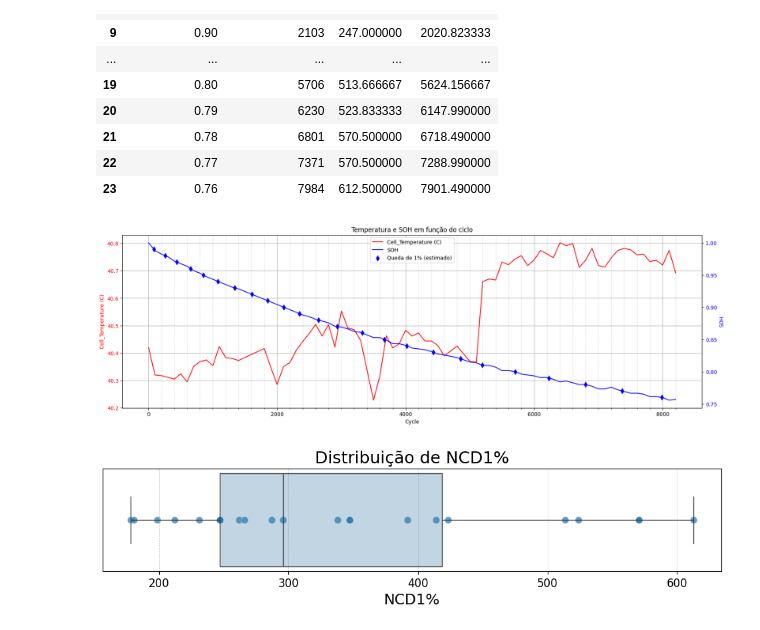
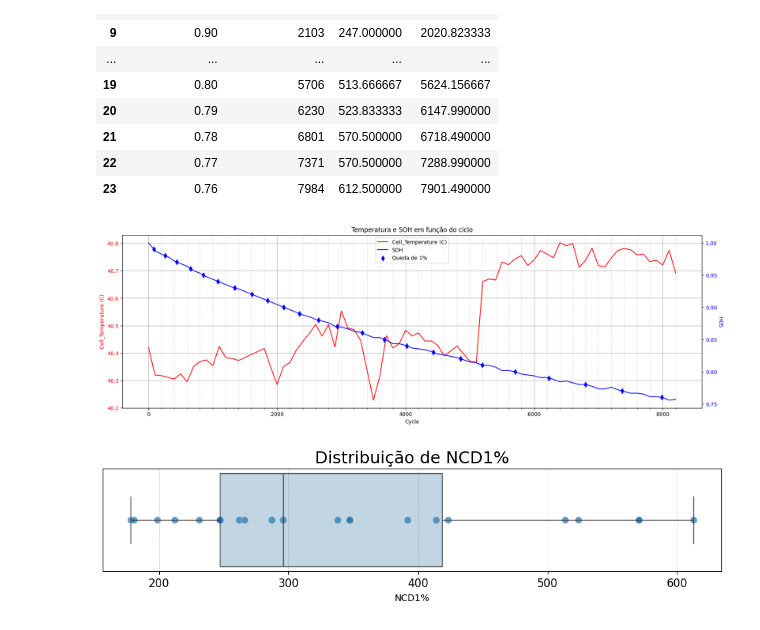
Before and after one commit to Davi-SB/Battery-Analysis, a Jupyter notebook: SOH_vs_Temperature.ipynb, the cells around one changed output. Drawn from its saved outputs; the diff is of its cells as text; code cells hidden in the pictures.

```diff
--- a/SOH_vs_Temperature.ipynb
+++ b/SOH_vs_Temperature.ipynb
@@ -173,0 +134,10 @@ Capacidade total de descarga: 0.741 Ah
+# %%
+# Seleciona as features de interesse e agrupa por ciclo
+df_grouped = df[['Cycle_Index', 'Cell_Temperature (C)']]
+df_grouped = df_grouped.groupby('Cycle_Index', as_index=False).mean() # Média será usada para a temperatura
+
+# Adição do SOH calculado em ciclos_capacity
+df_grouped['SOH_discharge'] = cycles_capacity['SOH_discharge']
+
+display(df_grouped)
+display(df_grouped.describe())
@@ -232,12 +232,7 @@ display(df_estimates)
 fig, ax1 = plt.subplots(figsize=(20,6))
 
 # Eixo temperatura
-ax1.plot(
-    df_grouped["Cycle_Index"],
-    df_grouped["Cell_Temperature (C)"],
-    label="Cell_Temperature (C)",
-    color='red'
-)
+ax1.plot(df_grouped["Cycle_Index"], df_grouped["Cell_Temperature (C)"], label="Cell_Temperature (C)", color='red')
 ax1.set_xlabel("Cycle")
 ax1.set_ylabel("Cell_Temperature (C)", color='red')
 ax1.tick_params(axis='y', labelcolor='red')
@@ -252,29 +247,17 @@ ax1.set_xticks(major_ticks)
 minor_ticks = np.arange(0, xmax+1, 200)
 ax1.set_xticks(minor_ticks, minor=True)
 
-# Grid apenas nos minor ticks
+# Grids
+ax1.grid(which='major', linestyle='-', linewidth=1, alpha=0.9)
 ax1.grid(which='minor', linestyle='--', linewidth=0.5, alpha=0.7)
-ax1.grid(which='major', linestyle='-', linewidth=1, alpha=0.9)
 
 # Eixo SOH
 ax2 = ax1.twinx()
-ax2.plot(
-    df_grouped["Cycle_Index"],
-    df_grouped["SOH_discharge"],
-    label="SOH",
-    color='blue'
-)
+ax2.plot(df_grouped["Cycle_Index"], df_grouped["SOH_discharge"], label="SOH", color='blue')
 ax2.set_ylabel("SOH", color='blue')
 ax2.tick_params(axis='y', labelcolor='blue')
 
-ax2.scatter(
-    df_estimates["estimated_cycle"],
-    df_estimates["SOH_threshold"],
-    color='blue',
-    marker='d',
-    s=50,
-    label="Queda de 1% (estimado)"
-)
+ax2.scatter(df_estimates["estimated_cycle"], df_estimates["SOH_threshold"], color='blue', marker='d', s=50, label="Queda de 1%")
 
 plt.title("Temperatura e SOH em função do ciclo")
 
@@ -285,55 +268,50 @@ ax1.legend(lines_1 + lines_2, labels_1 + labels_2, loc='upper center')
 
 plt.show()
 # %% [output]
-[figure, old version]
+[figure, new version]
 # %%
 data = df_estimates["NCD1%"].dropna().values
 
 # Pega a cor padrão 'C0' do Matplotlib (primeira cor da cycler)
 default_color = plt.rcParams['axes.prop_cycle'].by_key()['color'][0]
-
-# Cria figura e eixos com proporções mais largas (horizontal)
 fig, ax = plt.subplots(figsize=(12, 2))
 
-# Boxplot horizontal
 sns.boxplot(
     x=data,                   # valores no eixo x
-    y=np.zeros_like(data),    # posição fixa no eixo y
+    y=np.zeros_like(data),    # posição 0 no eixo y
     ax=ax,
-    orient='h',               # orientação horizontal
+    orient='h',
     linewidth=1,
-    fliersize=3,
     zorder=2
 )
 
 # Deixa a face do boxplot semitransparente
 for patch in ax.patches:
     if hasattr(patch, 'get_facecolor'):
         r, g, b, a = patch.get_facecolor()
         patch.set_facecolor((r, g, b, 0.3))  # alpha = 0.3
 
-# Overlay de pontos (scatter) com baixa opacidade
+# Sobreposição de pontos (scatter) com baixa opacidade
 sns.scatterplot(
-    x=data,                   # valores no eixo x
-    y=np.zeros_like(data),    # mesma linha horizontal
+    x=data,
+    y=np.zeros_like(data),
     ax=ax,
     s=60,                     # tamanho dos pontos
     color=default_color,      # mesma cor do boxplot
-    alpha=0.7,                # opacidade dos pontos
+    alpha=0.7,
     zorder=1
 )
 
 # Remove os ticks do eixo y (não fazem sentido aqui)
 ax.set_yticks([])
 
-# Labels e título
-ax.set_xlabel("NCD1%", fontsize=16)     # legenda do eixo x
-ax.tick_params(axis='both', which='major', labelsize=12)
+ax.set_xlabel("NCD1%")
+ax.tick_params(which='major', labelsize=12)
 
 plt.title("Distribuição de NCD1%", fontsize=18)
-plt.grid(True, which='both', linestyle='--', linewidth=0.5, alpha=0.7)
+plt.grid(True, linestyle='--', linewidth=0.5, alpha=0.7)
 
 plt.show()
 # %% [output]
-[figure, old version]
+[figure, new version]
 # %%
```
Also changed, not shown: parts of 5 cells of this notebook.
